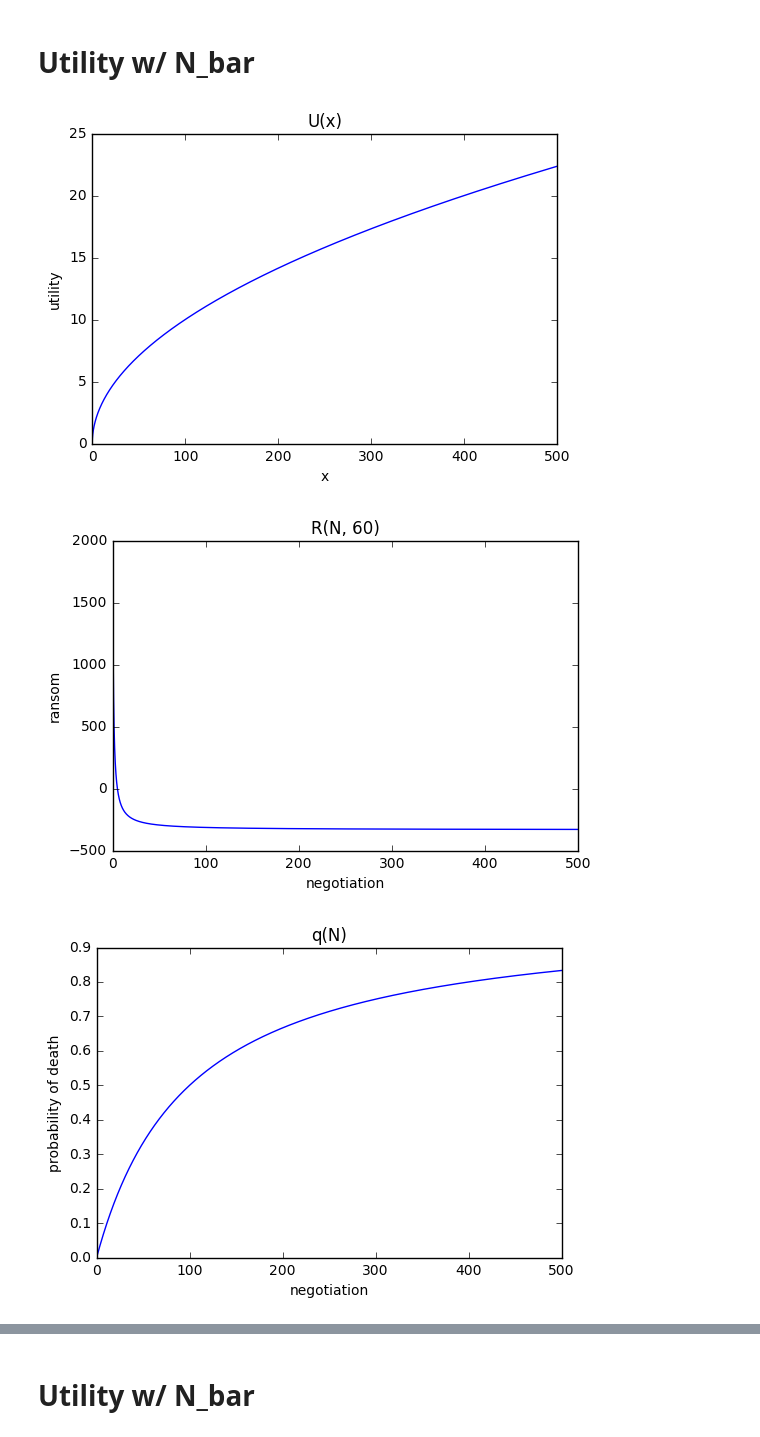
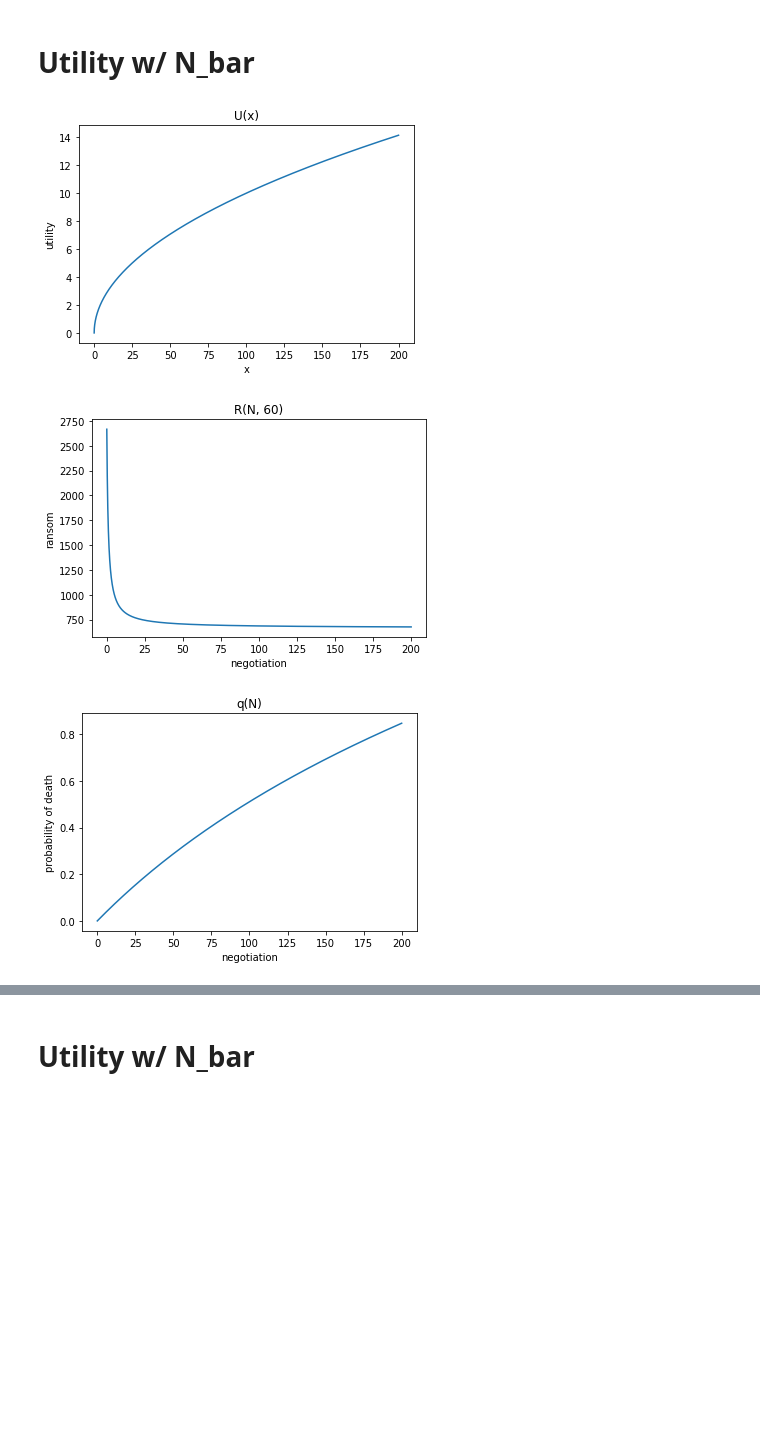
Before and after one commit to szwang/kr-insurance-models, a Jupyter notebook: negotiation-model-with-nbar.ipynb, the cells around one changed output, grey strips where cells are left out. Saved outputs shown, nothing was run; the diff lists cells and outputs as text; code cells hidden in the pictures; blank space fills up the shorter version.

```diff
--- a/negotiation-model-with-nbar.ipynb
+++ b/negotiation-model-with-nbar.ipynb
@@ -15,31 +11,23 @@ ImportError: cannot import name exceptions
 def utility(x):
     return np.sqrt(x)
 
-# have grid of n bars, and find max N
-# def N_bar(N):
-#     print('Nbar')
-#     return 300 + N/300
+def p(N_bar):
+    return np.log(1000/(N_bar+1))
 
-# take n_bar as fixed
-# how do n and nbar interact?
-# finding where n=nbar such that the n that it induces is consistent with that n_bar
-# firms are setting prices, induces some in
-
-# ransom, R
 def ransom(N, N_bar):
-    return 10000/(N_bar+1) + 2000/(N+1) - 2000
+    return 10000/(N_bar+1) + 2000/(N+1) - 1000
 
 # insurance premium, P
 def premium(p, R):
     return p*R
 
 # probability of death, q
-def p_death(N):
-    return N / (100+N)
+def q(N, N_bar):
+    return np.log((N / 150) + (10/N_bar))
 # %%
 # utility function properties
 
-x = np.arange(0, 500, 0.01)
+x = np.arange(0, 200, 0.01)
 u_y = utility(x)
 plt.plot(x, u_y)
 plt.title('U(x)')
@@ -47,7 +35,7 @@ plt.xlabel('x')
 plt.ylabel('utility')
 plt.show()
 # %% [output]
-[figure, old version]
+[figure, new version]
 # %%
 # ransom function properties
 #
@@ -60,15 +48,15 @@ plt.xlabel('negotiation')
 # plt.axis([0, 500, 90, 100])
 plt.show()
 # %% [output]
-[figure, old version]
+[figure, new version]
 # %%
 # death function properties
 
-d_y = p_death(x)
+d_y = q(x, 10)
 plt.plot(x, d_y)
 plt.title('q(N)')
 plt.xlabel('negotiation')
 plt.ylabel('probability of death')
 plt.show()
 # %% [output]
-[figure, old version]
+[figure, new version]
```
Also changed, not shown: parts of 18 cells of this notebook, 2 other files.
